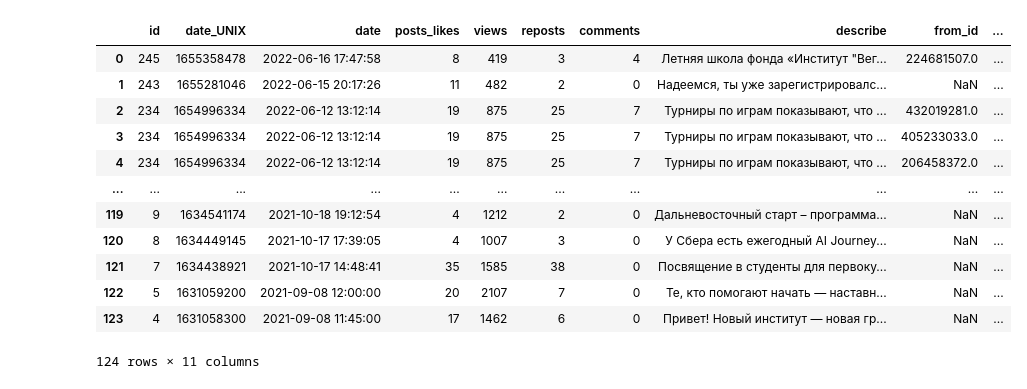
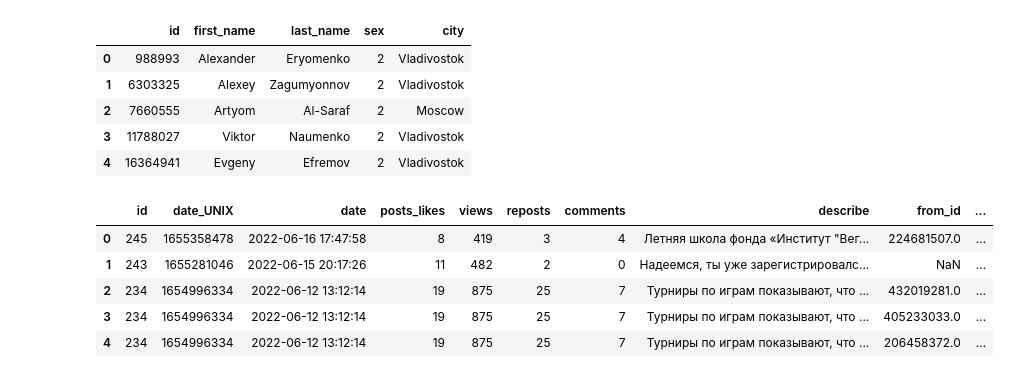
Before and after one commit to gulyaevAA/avito, a Jupyter notebook: Dash/Dashboard.ipynb, the cells around one changed output. Cells and saved outputs as stored; diff of their text form; code cells hidden in the pictures.

Commit message:
Added comments

```diff
--- a/Dash/Dashboard.ipynb
+++ b/Dash/Dashboard.ipynb
@@ -153,7 +21,7 @@ file_writer_members(all_members)
 # %%
-df_posts = pd.read_csv('/Users/andrejgulaev/Documents/Jupyter Notebook/Dash/IMKT.csv')
+df_posts = pd.read_csv('IMKT.csv')
 df_posts = df_posts.rename(columns={'date_MSK': 'date'})
 
-df_comments = pd.read_csv('/Users/andrejgulaev/Documents/Jupyter Notebook/Dash/IMKT-comments.csv')
+df_comments = pd.read_csv('IMKT-comments.csv')
 
-df_members = pd.read_csv('/Users/andrejgulaev/Documents/Jupyter Notebook/Dash/IMKT-members.csv')
+df_members = pd.read_csv('IMKT-members.csv')
@@ -160 +46,10 @@ df_members = pd.read_csv('/Users/andrejgulaev/Documents/Jupyter Notebook/Dash/IM
+# %%
+df_members.head()
+# %% [output]
+|  | id | first_name | last_name | sex | city |
+| 0 | 988993 | Alexander | Eryomenko | 2 | Vladivostok |
+| 1 | 6303325 | Alexey | Zagumyonnov | 2 | Vladivostok |
+| 2 | 7660555 | Artyom | Al-Saraf | 2 | Moscow |
+| 3 | 11788027 | Viktor | Naumenko | 2 | Vladivostok |
+| 4 | 16364941 | Evgeny | Efremov | 2 | Vladivostok |
 # %%
@@ -165,18 +63,11 @@ df_posts_and_comments = df_posts_and_comments.rename(columns={'likes_x': 'posts_
 df_posts_and_comments.loc[(df_posts_and_comments['comments'] > 0) &
                           (df_posts_and_comments['text'].isna()), 'comments'] = 0
 # %%
-df_posts_and_comments
+df_posts_and_comments.head()
 # %% [output]
 |  | id | date_UNIX | date | posts_likes | views | reposts | comments | describe | from_id | ... |
 | 0 | 245 | 1655358478 | 2022-06-16 17:47:58 | 8 | 419 | 3 | 4 | Летняя школа фонда «Институт "Вег... | 224681507.0 | ... |
 | 1 | 243 | 1655281046 | 2022-06-15 20:17:26 | 11 | 482 | 2 | 0 | Надеемся, ты уже зарегистрировалс... | NaN | ... |
 | 2 | 234 | 1654996334 | 2022-06-12 13:12:14 | 19 | 875 | 25 | 7 | Турниры по играм показывают, что ... | 432019281.0 | ... |
 | 3 | 234 | 1654996334 | 2022-06-12 13:12:14 | 19 | 875 | 25 | 7 | Турниры по играм показывают, что ... | 405233033.0 | ... |
 | 4 | 234 | 1654996334 | 2022-06-12 13:12:14 | 19 | 875 | 25 | 7 | Турниры по играм показывают, что ... | 206458372.0 | ... |
-| ... | ... | ... | ... | ... | ... | ... | ... | ... | ... | ... |
-| 119 | 9 | 1634541174 | 2021-10-18 19:12:54 | 4 | 1212 | 2 | 0 | Дальневосточный старт – программа... | NaN | ... |
-| 120 | 8 | 1634449145 | 2021-10-17 17:39:05 | 4 | 1007 | 3 | 0 | У Cбера есть ежегодный AI Journey... | NaN | ... |
-| 121 | 7 | 1634438921 | 2021-10-17 14:48:41 | 35 | 1585 | 38 | 0 | Посвящение в студенты для первоку... | NaN | ... |
-| 122 | 5 | 1631059200 | 2021-09-08 12:00:00 | 20 | 2107 | 7 | 0 | Те, кто помогают начать — наставн... | NaN | ... |
-| 123 | 4 | 1631058300 | 2021-09-08 11:45:00 | 17 | 1462 | 6 | 0 | Привет! Новый институт — новая гр... | NaN | ... |
-124 rows × 11 columns
```
Also changed, not shown: parts of 22 cells of this notebook.
